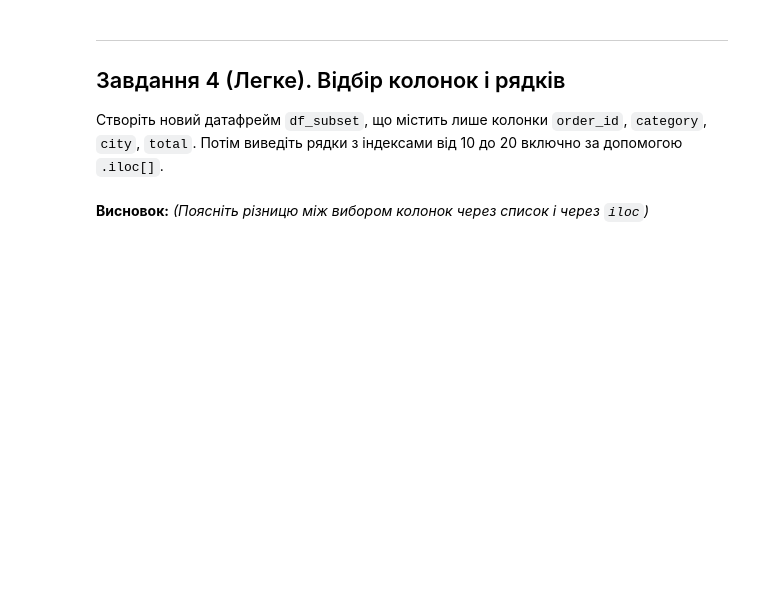
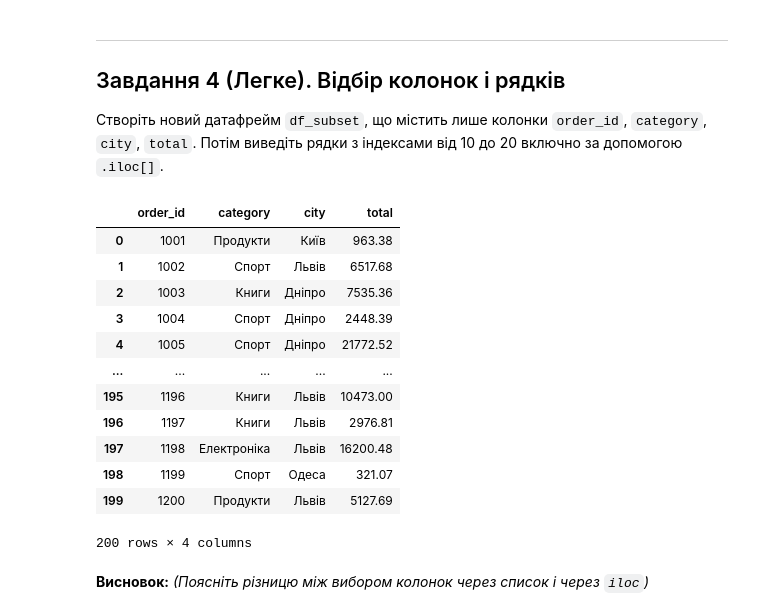
Before and after one commit to Olga-Lyt/DTA-2026, a Jupyter notebook: classwork/pandas_tasks_beginners_DTA.ipynb, the cells around one changed output. Drawn from its saved outputs; the diff is of its cells as text; code cells hidden in the pictures; blank space fills up the shorter version.

```diff
--- a/classwork/pandas_tasks_beginners_DTA.ipynb
+++ b/classwork/pandas_tasks_beginners_DTA.ipynb
@@ -86,3 +144,23 @@ print('Колонки:', list(df.columns))
+# %%
+# Ваш код тут
+df_subset = df[['order_id', 'category', 'city', 'total']]
+df_subset.iloc[10:21, 1:]
+df_subset[['order_id', 'category', 'city', 'total']]
+df_subset
+# %% [output]
+|  | order_id | category | city | total |
+| 0 | 1001 | Продукти | Київ | 963.38 |
+| 1 | 1002 | Спорт | Львів | 6517.68 |
+| 2 | 1003 | Книги | Дніпро | 7535.36 |
+| 3 | 1004 | Спорт | Дніпро | 2448.39 |
+| 4 | 1005 | Спорт | Дніпро | 21772.52 |
+| ... | ... | ... | ... | ... |
+| 195 | 1196 | Книги | Львів | 10473.00 |
+| 196 | 1197 | Книги | Львів | 2976.81 |
+| 197 | 1198 | Електроніка | Львів | 16200.48 |
+| 198 | 1199 | Спорт | Одеса | 321.07 |
+| 199 | 1200 | Продукти | Львів | 5127.69 |
+200 rows × 4 columns
 # %% [markdown]
 **Висновок:** *(Поясніть різницю між вибором колонок через список і через `iloc`)*
 # %% [markdown]
```
Also changed, not shown: parts of 10 cells of this notebook.
